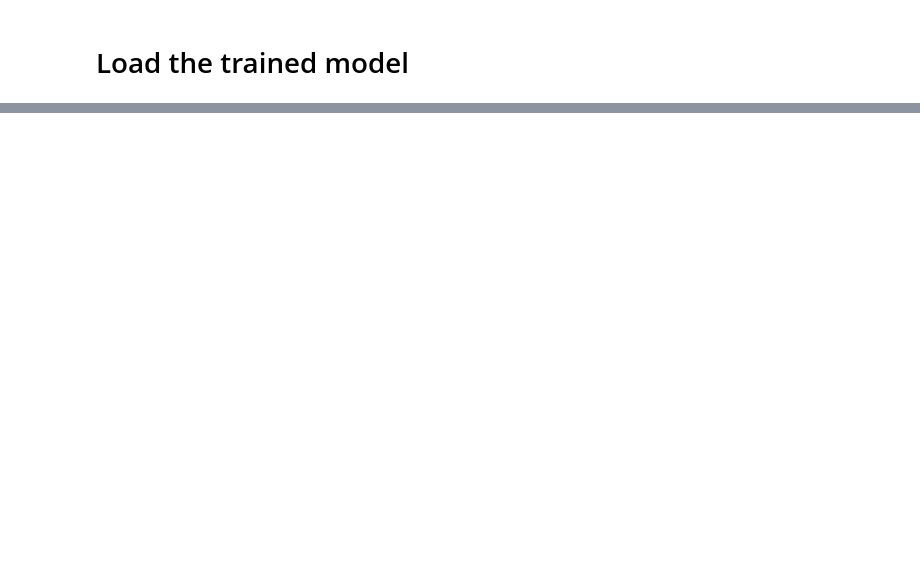
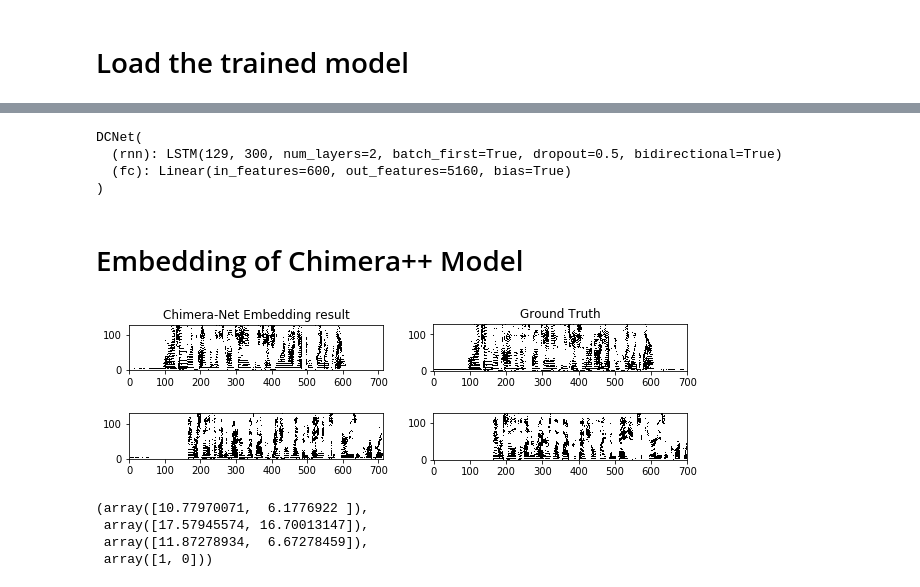
Before and after one commit to speechLabBcCuny/onssen, a Jupyter notebook: notebook/net.ipynb, the cells around one changed output, grey strips where cells are left out. Saved outputs shown, nothing was run; the diff lists cells and outputs as text; code cells hidden in the pictures; blank space fills up the shorter version.

```diff
--- a/notebook/net.ipynb
+++ b/notebook/net.ipynb
@@ -277,0 +115,76 @@ savemat('/home/near/test_dc.mat',{'stft':c,'nsample':a['nsampl']})
+# %%
+m = torch.load('./chimera_models_400/DC_11_9349.56model')
+m.cpu()
+m2 = torch.load('./dc_models/55_14562310.00model') #the best deep clustering model
+m2.cpu()
+# %% [output]
+DCNet(
+  (rnn): LSTM(129, 300, num_layers=2, batch_first=True, dropout=0.5, bidirectional=True)
+  (fc): Linear(in_features=600, out_features=5160, bias=True)
+)
+# %% [markdown]
+# Embedding of Chimera++ Model
+# %%
+def get_test_stft(fn):
+    sig, fs = librosa.load(fn,sr=8000)
+    assert(fs==8000)
+    stft = e_stft(sig,256,64,'hann')
+    #stft = np.concatenate((stft,stft[:remain,:]),axis = 0)
+    return stft.T
+
+def get_test_normalize_feat(fn):
+    sig, fs = librosa.load(fn,sr=8000)
+    assert(fs==8000)
+    # sig = sig-np.mean(sig)
+    # sig = sig/(np.max(np.abs(sig))) +1e-7
+    n_sample = sig.shape[0]
+    stft = e_stft(sig,256,64,'hann')
+    return np.log10(np.abs(np.transpose(stft))+1e-7)
+
+fn = '/scratch/near/2speakers/wav8k/min/tt/mix/050a0509_2.4594_443o030b_-2.4594.wav'
+b = get_test_normalize_feat(fn)
+b = b.reshape(1,-1,129)
+cuda = torch.device('cpu')
+b = torch.tensor(b,dtype=torch.float,device=cuda)
+c,_ = m(b)
+c = c.cpu()
+c = c.reshape(1,-1,129,20)
+mask = torch.max(b)-2
+d = c[b>mask]
+d = d.detach().numpy()
+kmeans = KMeans(n_clusters=2, random_state=0).fit(d)
+f = kmeans.predict(d)
+f1 = torch.zeros((b.shape),dtype=torch.int)
+f2 = torch.zeros((b.shape),dtype=torch.int)
+f1[b>mask] = torch.tensor(f,dtype=torch.int)
+f2[b>mask] = torch.tensor(1-f,dtype=torch.int)
+label = get_one_hot(None,fn,100)
+f1 = f1.reshape(-1,129)
+f2 = f2.reshape(-1,129)
+f1 = f1.detach().numpy()
+f2 = f2.detach().numpy()
+_, ((ax1, gt1), (ax2, gt2) ) = plt.subplots(2,2,figsize=(10,3))
+ax1.imshow(f2.T, cmap='binary', interpolation='nearest',origin='lower')
+ax2.imshow(f1.T, cmap='binary', interpolation='nearest',origin='lower')
+gt1.imshow(label[:,:,0].T, cmap='binary', interpolation='nearest',origin='lower')
+gt2.imshow(label[:,:,1].T, cmap='binary', interpolation='nearest',origin='lower')
+ax1.set_title("Chimera-Net Embedding result")
+gt1.set_title("Ground Truth")
+plt.show()
+from separation import bss_eval_sources
+fn_s1 = fn.replace('mix','s1')
+fn_s2 = fn.replace('mix','s2')
+s1, fs = librosa.load(fn_s1,sr=8000)
+s2, fs = librosa.load(fn_s2,sr=8000)
+stft = get_test_stft(fn)
+stft_s2 = stft*f2
+stft_s1 = stft*f1
+enhanced_s1 = e_istft(stft_s1.T, s1.shape[0],256, 64, 'hamming')
+enhanced_s2 = e_istft(stft_s2.T, s1.shape[0],256, 64, 'hamming')
+bss_eval_sources(np.array([s1,s2]),np.array([enhanced_s1,enhanced_s2]))
+# %% [output]
+[figure, added]
+(array([10.77970071,  6.1776922 ]),
+ array([17.57945574, 16.70013147]),
+ array([11.87278934,  6.67278459]),
+ array([1, 0]))
```
Also changed, not shown: parts of 32 cells of this notebook, 1 other file.
